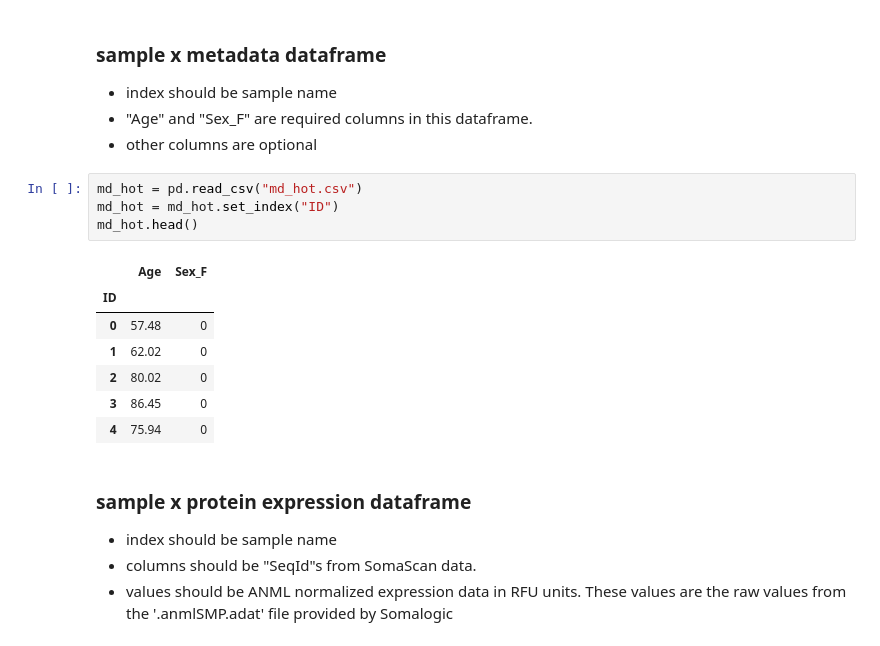
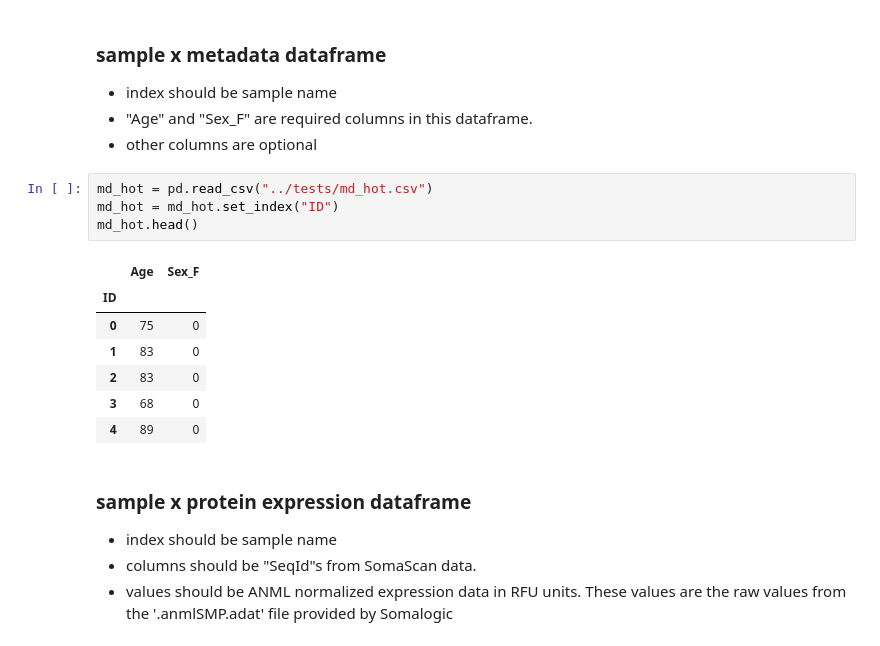
Before and after one commit to hamiltonoh/organage, a Jupyter notebook: docs/example.ipynb, the cells around one changed output. Drawn from its saved outputs; the diff is of its cells as text.

```diff
--- a/docs/example.ipynb
+++ b/docs/example.ipynb
@@ -16,17 +20,17 @@ import seaborn as sns
 - "Age" and "Sex_F" are required columns in this dataframe.
 - other columns are optional
 # %%
-md_hot = pd.read_csv("md_hot.csv")
+md_hot = pd.read_csv("../tests/md_hot.csv")
 md_hot = md_hot.set_index("ID")
 md_hot.head()
 # %% [output]
 |  | Age | Sex_F |
 | ID |  |  |
-| 0 | 57.48 | 0 |
-| 1 | 62.02 | 0 |
-| 2 | 80.02 | 0 |
-| 3 | 86.45 | 0 |
-| 4 | 75.94 | 0 |
+| 0 | 75 | 0 |
+| 1 | 83 | 0 |
+| 2 | 83 | 0 |
+| 3 | 68 | 0 |
+| 4 | 89 | 0 |
 # %% [markdown]
 ### sample x protein expression dataframe
 - index should be sample name
```
Also changed, not shown: parts of 14 cells of this notebook, 5 other files.
